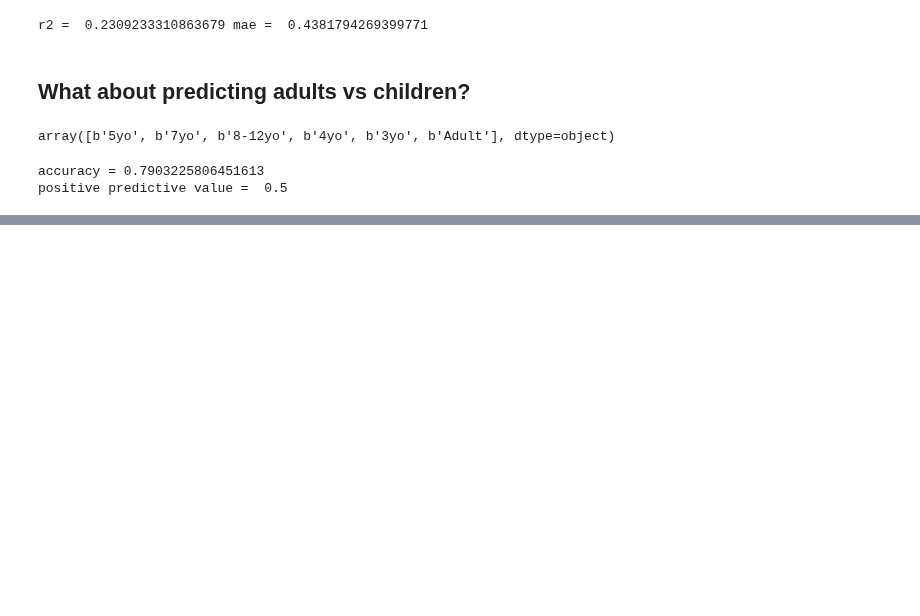
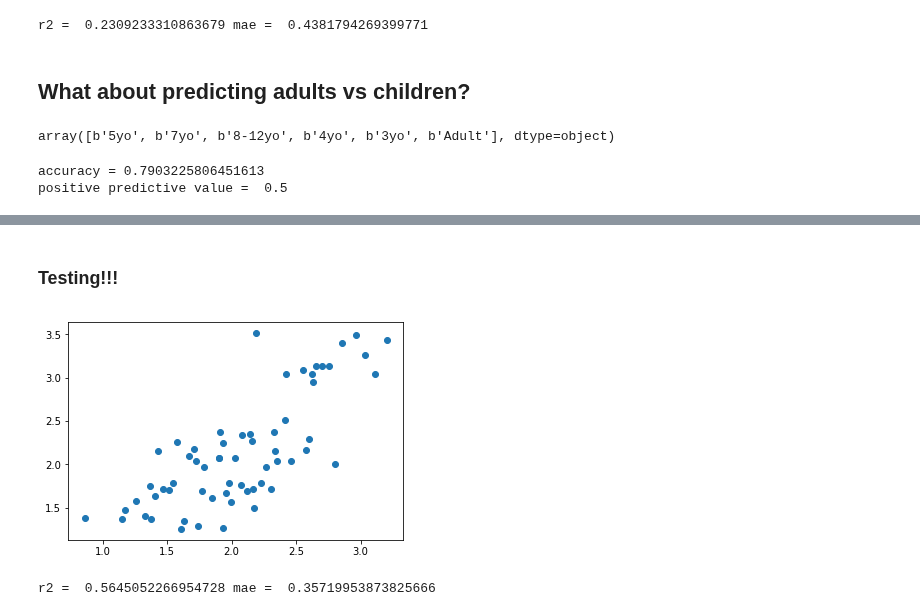
Before and after one commit to illdopejake/RS2018_Nilearn_tutorial, a Jupyter notebook: DeNovo_age_prediction.ipynb, the cells around one changed output, grey strips where cells are left out. Saved outputs shown, nothing was run; the diff lists cells and outputs as text; code cells hidden in the pictures; blank space fills up the shorter version.

```diff
--- a/DeNovo_age_prediction.ipynb
+++ b/DeNovo_age_prediction.ipynb
@@ -401,0 +455,17 @@ positive predictive value =  0.5
+# %% [markdown]
+### Testing!!!
+# %%
+l_svr.fit(X_train, log_y_train)
+y_pred = l_svr.predict(X_test)
+r2 = l_svr.score(X_test, log_y_test)
+mae = mean_absolute_error(y_pred=y_pred, y_true=log_y_test)
+
+plt.close()
+plt.scatter(y_pred, log_y_test)
+plt.show()
+
+print('r2 = ',r2,
+     'mae = ', mae)
+# %% [output]
+[figure, added]
+r2 =  0.5645052266954728 mae =  0.35719953873825666
```
Also changed, not shown: parts of 7 cells of this notebook.
